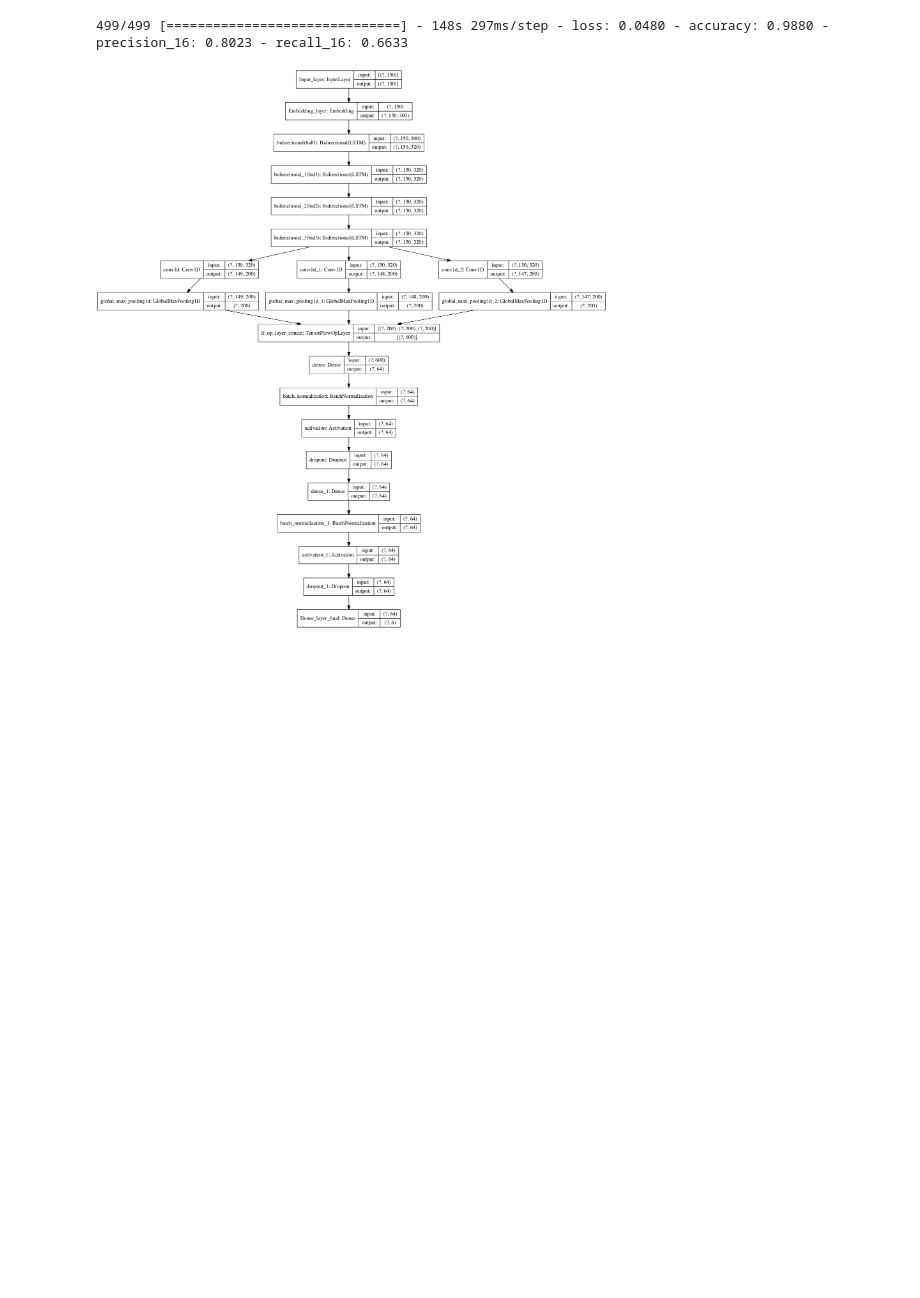
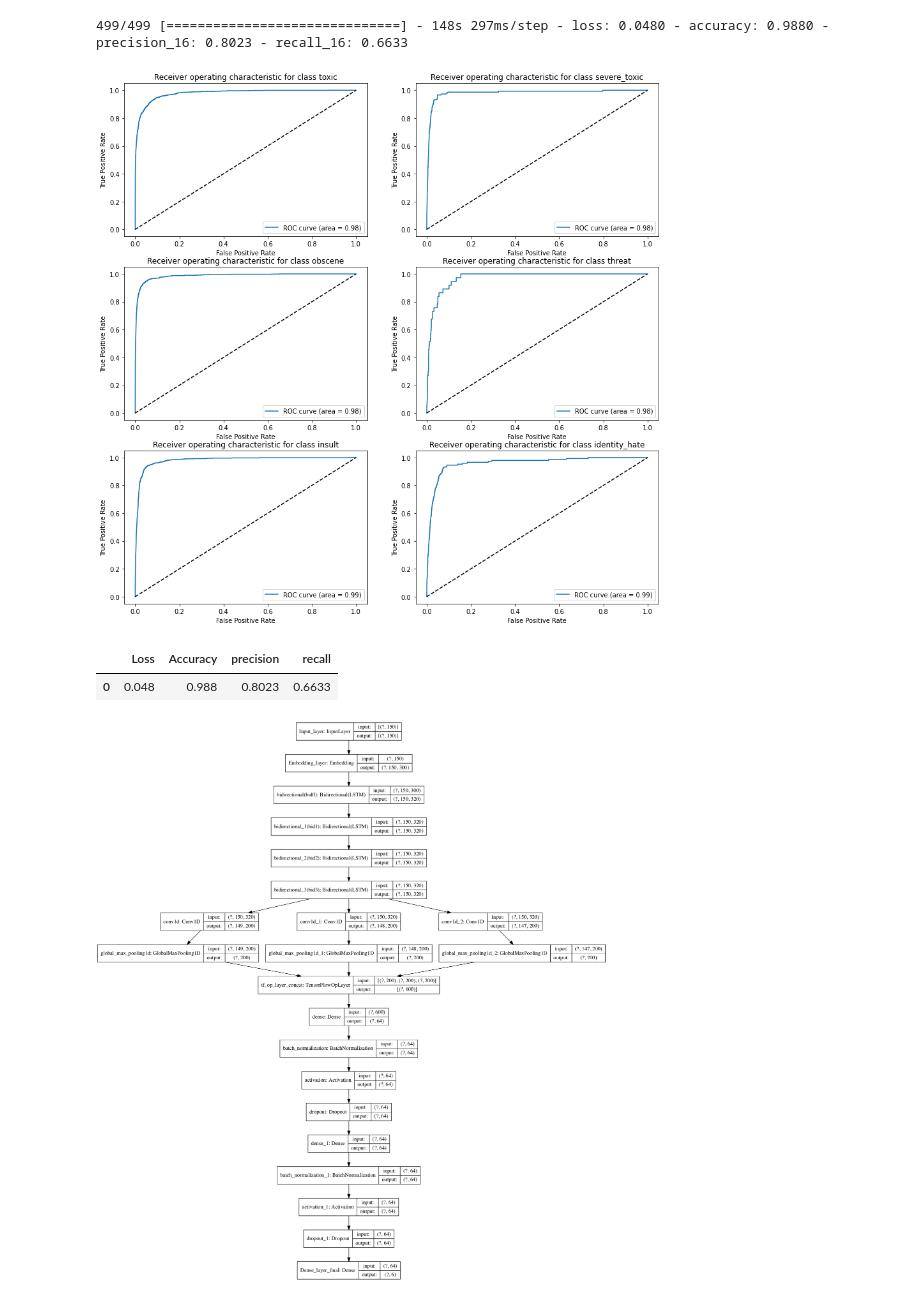
Before and after one commit to anupjha10/ODA_CHALLENGE, a Jupyter notebook: Toxic_Comment_challenge_colab.ipynb, the cells around one changed output. Cells and saved outputs as stored; diff of their text form; code cells hidden in the pictures; blank space fills up the shorter version.

```diff
--- a/Toxic_Comment_challenge_colab.ipynb
+++ b/Toxic_Comment_challenge_colab.ipynb
@@ -863,6 +864,42 @@ model.evaluate(X_valid, Y_valid)
 # %% [output]
 WARNING:tensorflow:Callbacks method `on_test_batch_end` is slow compared to the batch time (batch time: 0.0008s vs `on_test_batch_end` time: 0.2914s). Check your callbacks.
 499/499 [==============================] - 148s 297ms/step - loss: 0.0480 - accuracy: 0.9880 - precision_16: 0.8023 - recall_16: 0.6633
+# %%
+#Create ROC AUC curve for validation set
+# Compute ROC curve and ROC area for each class
+Y_pred = model.predict(X_valid)
+# %%
+fpr = dict()
+tpr = dict()
+roc_auc = dict()
+for i in range(6):
+    fpr[i], tpr[i], _ = roc_curve(Y_valid[:, i], Y_pred[:, i])
+    roc_auc[i] = auc(fpr[i], tpr[i])
+# %%
+# Plot of a ROC curve for a specific class
+fig, axs = plt.subplots(3, 2,figsize=(15,15))
+k = 0
+for i in range(3):
+    for j in range(2):
+        axs[i,j].plot(fpr[k], tpr[k], label='ROC curve (area = %0.2f)' % roc_auc[i])
+        axs[i,j].plot([0, 1], [0, 1], 'k--')
+        axs[i,j].set_xlabel('False Positive Rate')
+        axs[i,j].set_ylabel('True Positive Rate')
+        axs[i,j].set_title('Receiver operating characteristic for class '+classes[k])
+        axs[i,j].legend(loc="lower right")
+        k+=1
+# %% [output]
+[figure, added]
+# %%
+Eval_DF = pd.DataFrame()
+Eval_DF['Loss'] = [0.0480]
+Eval_DF['Accuracy'] =  [0.9880]
+Eval_DF['precision'] =  [0.8023]
+Eval_DF['recall'] = [0.6633]
+Eval_DF
+# %% [output]
+|  | Loss | Accuracy | precision | recall |
+| 0 | 0.048 | 0.988 | 0.8023 | 0.6633 |
 # %%
 #Print the model
 plot_model(model,show_shapes=True,to_file='model.png')
```
Also changed, not shown: parts of 3 cells of this notebook, 2 other files.
